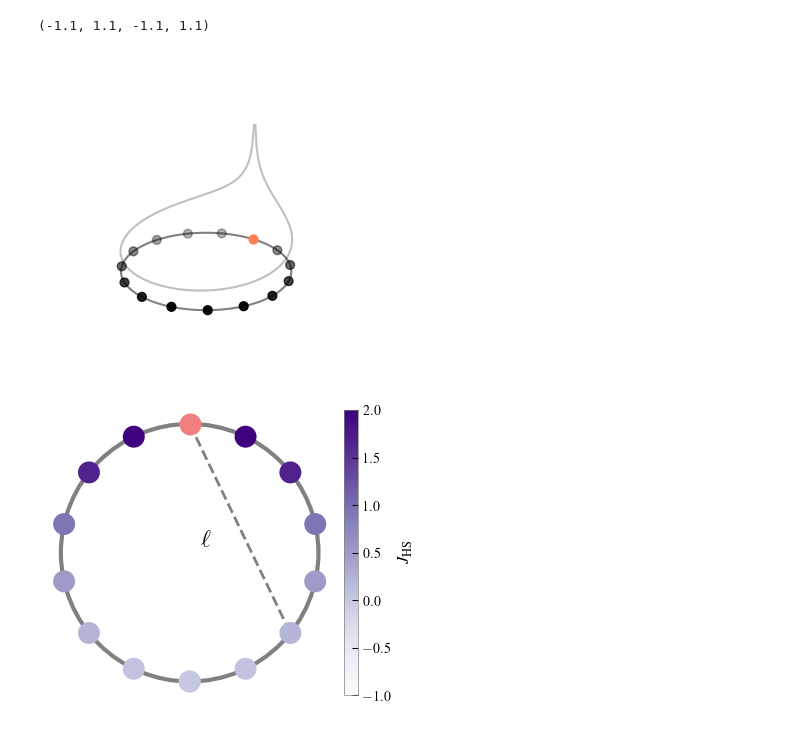
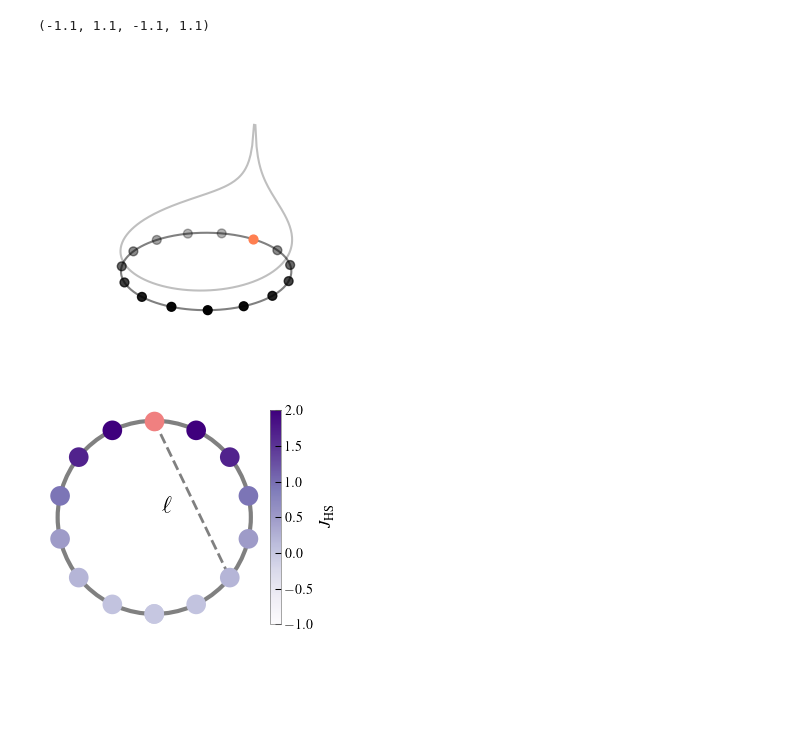
Before and after one commit to lzawbrito/HReconCorMat, a Jupyter notebook: paper-figures/scripts/hs_schematic.ipynb, the cells around one changed output. Drawn from its saved outputs; the diff is of its cells as text; code cells hidden in the pictures; blank space fills up the shorter version.

```diff
--- a/paper-figures/scripts/hs_schematic.ipynb
+++ b/paper-figures/scripts/hs_schematic.ipynb
@@ -41,36 +41,36 @@ z = (np.sin(np.pi * th / n)) ** (-2)
 z_cont = (np.sin(np.pi * th_cont / n)) ** (-2)
 x = r * np.cos(2 * np.pi * th / n + np.pi / 2)
 y = r * np.sin(2 * np.pi * th / n + np.pi / 2)
 z[z == np.inf] = np.nan
 
 # print(np.log(z))
 
-marker_size = 250
+marker_size = 200
 edgecolor = 'black'
 lw = 0
 circle1 = patches.Circle((0, 0), radius=1, fill=False, linewidth=3, edgecolor='gray')
-fig, ax = plt.subplots()
+fig, ax = plt.subplots(figsize=(3,3))
 ax.add_patch(circle1)
 sc = ax.scatter(x, y, c=np.log(z), s=marker_size, cmap='Purples',
 	norm=norm, edgecolors=edgecolor, linewidth=lw)
 ax.scatter([0], [1], s=marker_size, color='lightcoral',
 	edgecolors=edgecolor, linewidth=lw)
 
 plt.plot([0, x[2]], [1, y[2]], color='gray', linestyle='--', linewidth=2, zorder=0)
 plt.text(0.085, 0.05, r'$\ell$', fontsize='xx-large')
 
 
 # ax.set_ylim(0, 30)
 ax.set_xlabel('$i - j$')
 cbar = plt.colorbar(sc, fraction=0.046, pad=0.04)
 cbar.set_label('$J_\mathrm{HS}$')
 # cbar.set_ticks([-1, 2])
 ax.set_aspect('equal')
 plt.axis('off')
 # %% [output]
 (-1.1, 1.1, -1.1, 1.1)
 [figure]
-[figure, old version]
+[figure, new version]
 # %%
 
 fname = "../drafts/hs-top-view-v0"
```
Also changed, not shown: 31 other files.
